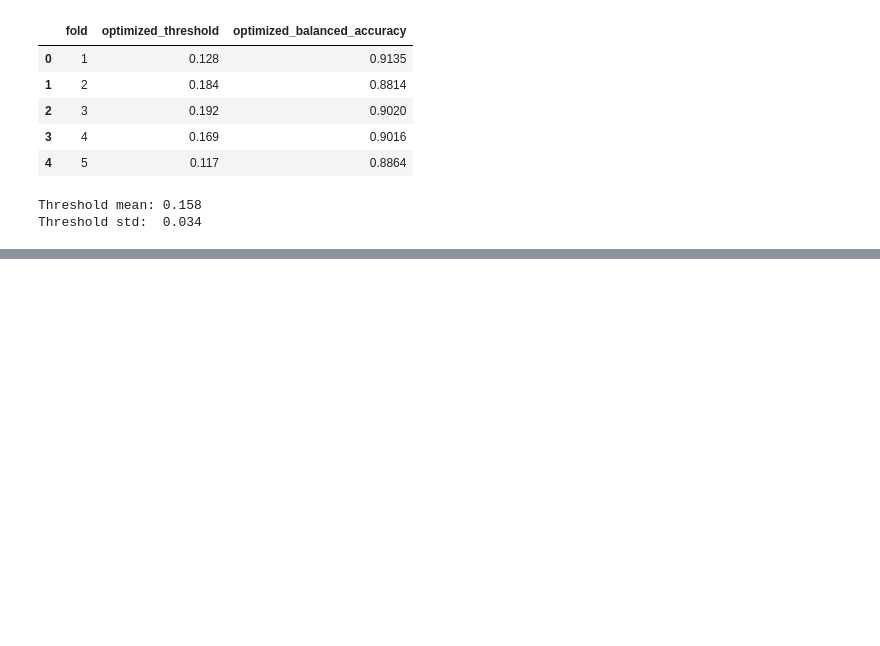
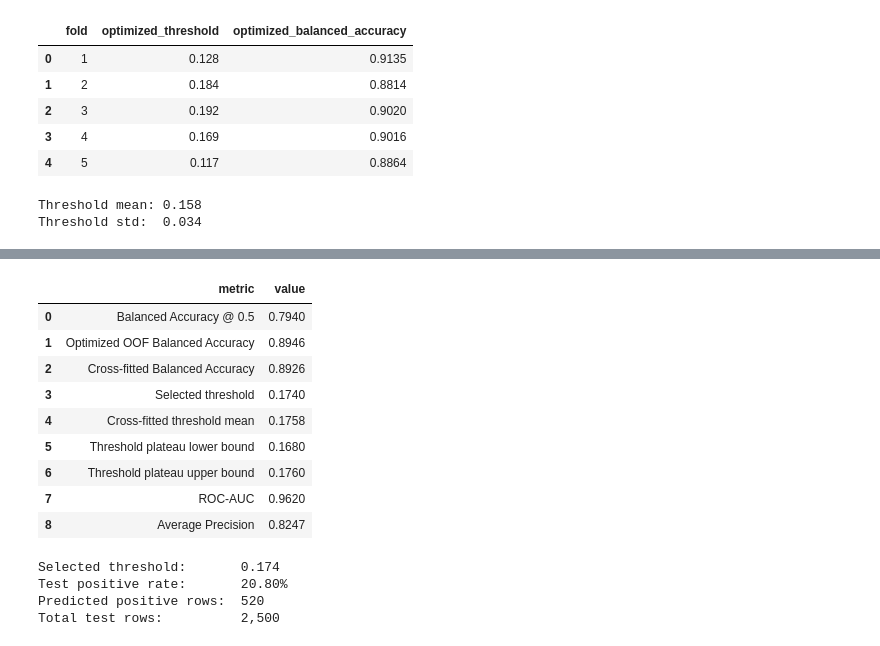
Before and after one commit to ayri77/neoversity-ml-final, a Jupyter notebook: notebooks/04_catboost_baseline.ipynb, the cells around one changed output, grey strips where cells are left out. Cells and saved outputs as stored; diff of their text form; code cells hidden in the pictures; blank space fills up the shorter version.

```diff
--- a/notebooks/04_catboost_baseline.ipynb
+++ b/notebooks/04_catboost_baseline.ipynb
@@ -225,0 +379,76 @@ Threshold std:  0.034
+# %%
+final_threshold_summary = pd.DataFrame(
+    [
+        {
+            "metric": "Balanced Accuracy @ 0.5",
+            "value": catboost_experiment.result.metrics["balanced_accuracy"],
+        },
+        {
+            "metric": "Optimized OOF Balanced Accuracy",
+            "value": catboost_experiment.result.metrics[
+                "optimized_balanced_accuracy_oof"
+            ],
+        },
+        {
+            "metric": "Cross-fitted Balanced Accuracy",
+            "value": cross_fitted_result.balanced_accuracy,
+        },
+        {
+            "metric": "Selected threshold",
+            "value": selected_threshold,
+        },
+        {
+            "metric": "Cross-fitted threshold mean",
+            "value": cross_fitted_fold_metrics["threshold_cross_fitted"].mean(),
+        },
+        {
+            "metric": "Threshold plateau lower bound",
+            "value": threshold_plateau.lower_threshold,
+        },
+        {
+            "metric": "Threshold plateau upper bound",
+            "value": threshold_plateau.upper_threshold,
+        },
+        {
+            "metric": "ROC-AUC",
+            "value": catboost_experiment.result.metrics["roc_auc"],
+        },
+        {
+            "metric": "Average Precision",
+            "value": catboost_experiment.result.metrics["average_precision"],
+        },
+    ]
+)
+
+display(final_threshold_summary.style.format({"value": "{:.4f}"}))
+# %% [output]
+|  | metric | value |
+| 0 | Balanced Accuracy @ 0.5 | 0.7940 |
+| 1 | Optimized OOF Balanced Accuracy | 0.8946 |
+| 2 | Cross-fitted Balanced Accuracy | 0.8926 |
+| 3 | Selected threshold | 0.1740 |
+| 4 | Cross-fitted threshold mean | 0.1758 |
+| 5 | Threshold plateau lower bound | 0.1680 |
+| 6 | Threshold plateau upper bound | 0.1760 |
+| 7 | ROC-AUC | 0.9620 |
+| 8 | Average Precision | 0.8247 |
+# %%
+expected_test_predictions = (
+    catboost_experiment.test_predictions["probability"] >= selected_threshold
+).astype(int)
+
+assert expected_test_predictions.equals(
+    catboost_experiment.test_predictions["prediction_optimized_oof"]
+)
+
+test_positive_rate = expected_test_predictions.mean()
+
+print(f"Selected threshold:       {selected_threshold:.3f}")
+print(f"Test positive rate:       {test_positive_rate:.2%}")
+print(f"Predicted positive rows:  {expected_test_predictions.sum():,}")
+print(f"Total test rows:          {len(expected_test_predictions):,}")
+# %% [output]
+Selected threshold:       0.174
+Test positive rate:       20.80%
+Predicted positive rows:  520
+Total test rows:          2,500
```
Also changed, not shown: parts of 16 cells of this notebook, 5 other files.
